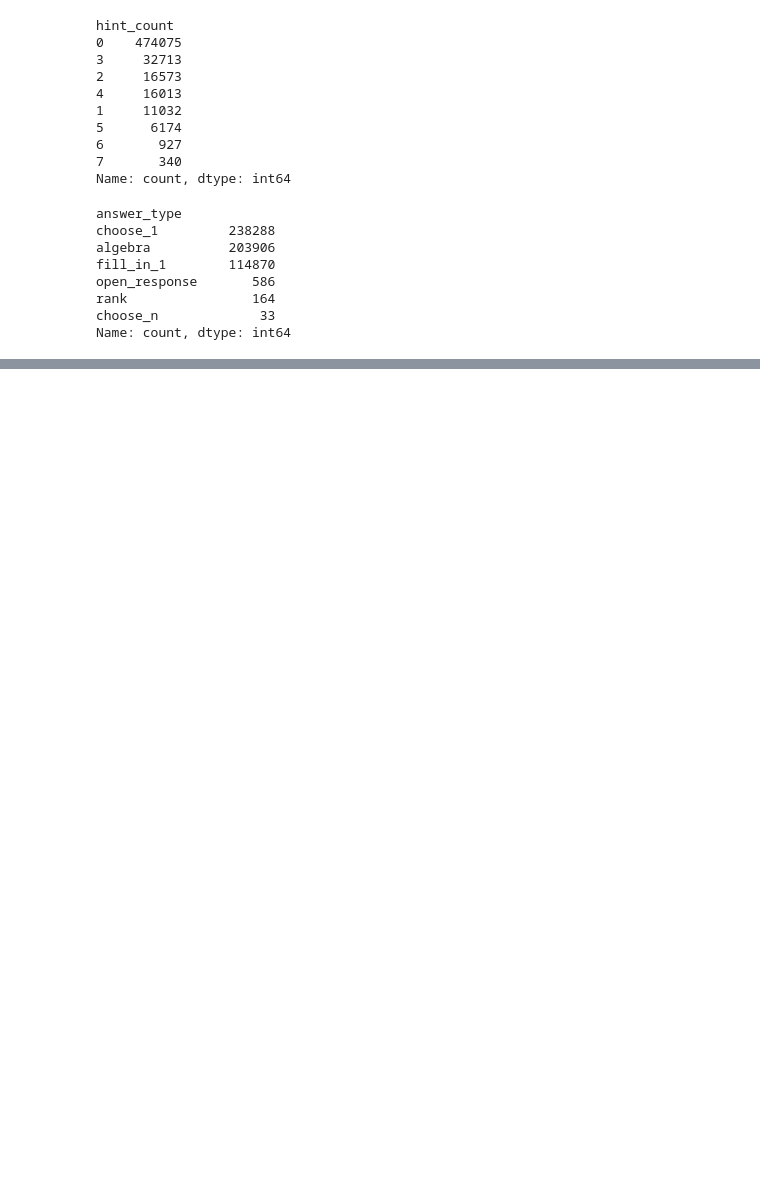
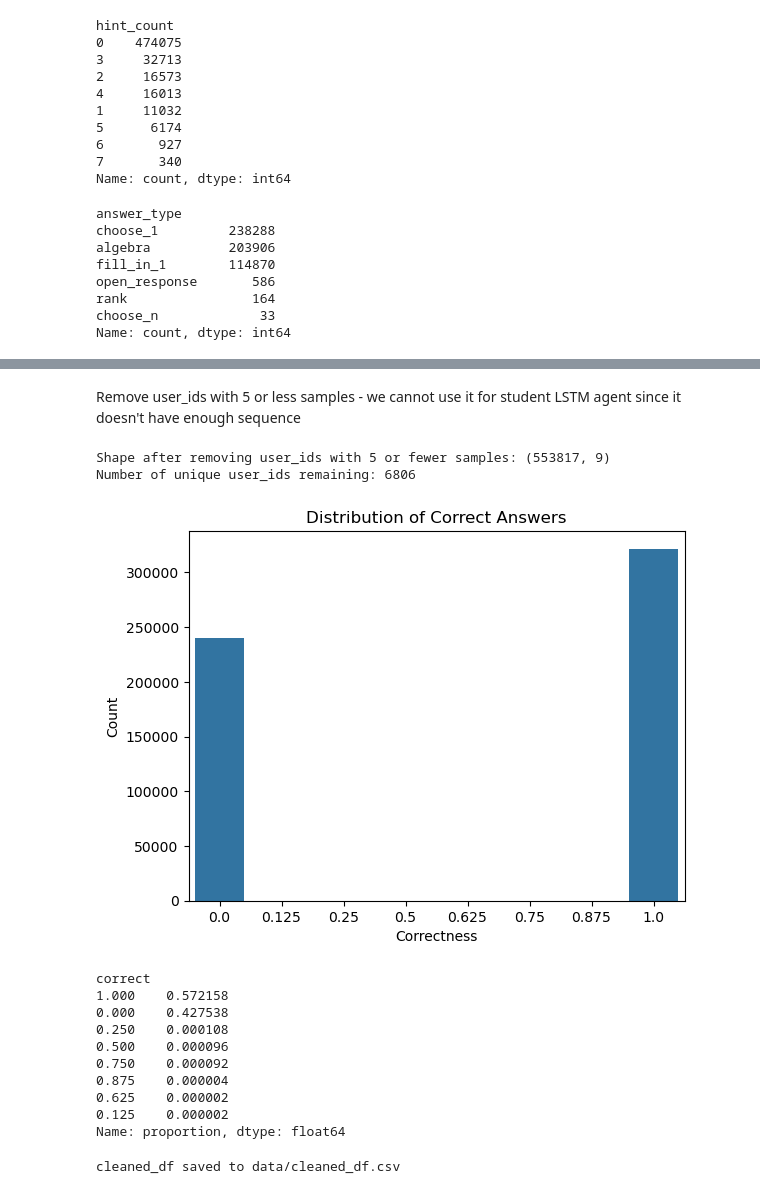
Before and after one commit to somtee99/personalized_learning_rl, a Jupyter notebook: data_cleaning.ipynb, the cells around one changed output, grey strips where cells are left out. Cells and saved outputs as stored; diff of their text form; code cells hidden in the pictures; blank space fills up the shorter version.

Commit message:
DKT for student agent

```diff
--- a/data_cleaning.ipynb
+++ b/data_cleaning.ipynb
@@ -343,0 +462,37 @@ Name: count, Length: 557064, dtype: int64
+# %% [markdown]
+Remove user_ids with 5 or less samples - we cannot use it for student LSTM agent since it doesn't have enough sequence
+# %%
+# Remove user_ids with 3 or fewer samples
+user_counts = cleaned_df['user_id'].value_counts()
+valid_users = user_counts[user_counts > 5].index
+cleaned_df = cleaned_df[cleaned_df['user_id'].isin(valid_users)].reset_index(drop=True)
+print(f"Shape after removing user_ids with 5 or fewer samples: {cleaned_df.shape}")
+print(f"Number of unique user_ids remaining: {cleaned_df['user_id'].nunique()}")
+# %% [output]
+Shape after removing user_ids with 5 or fewer samples: (553817, 9)
+Number of unique user_ids remaining: 6806
+# %%
+# EDA on 'correct' (distribution of correct/incorrect answers)
+sns.countplot(x='correct', data=df)
+plt.title('Distribution of Correct Answers')
+plt.xlabel('Correctness')
+plt.ylabel('Count')
+plt.show()
+print(df['correct'].value_counts(normalize=True))
+# %% [output]
+[figure, added]
+correct
+1.000    0.572158
+0.000    0.427538
+0.250    0.000108
+0.500    0.000096
+0.750    0.000092
+0.875    0.000004
+0.625    0.000002
+0.125    0.000002
+Name: proportion, dtype: float64
+# %%
+cleaned_df.to_csv('data/cleaned_df.csv', index=False)
+print("cleaned_df saved to data/cleaned_df.csv")
+# %% [output]
+cleaned_df saved to data/cleaned_df.csv
```
Also changed, not shown: parts of 14 cells of this notebook, 7 other files.
